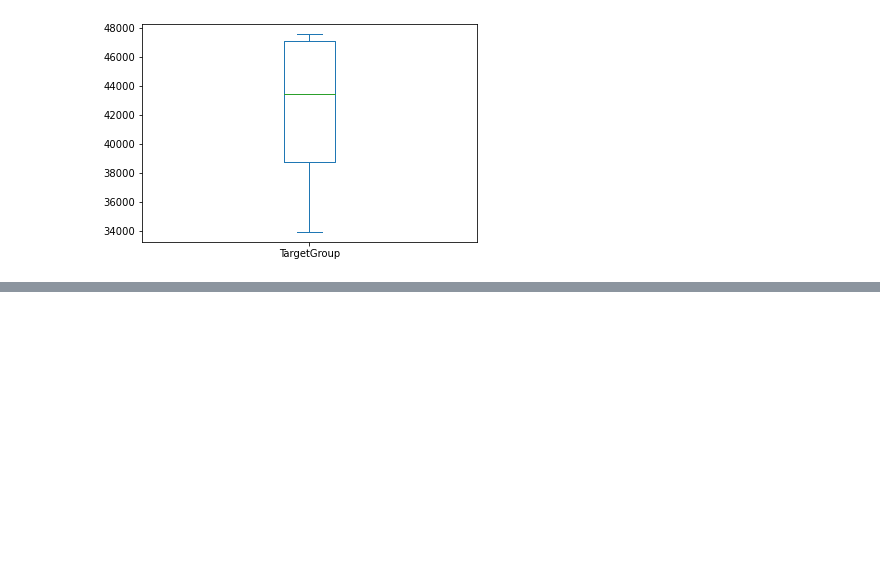
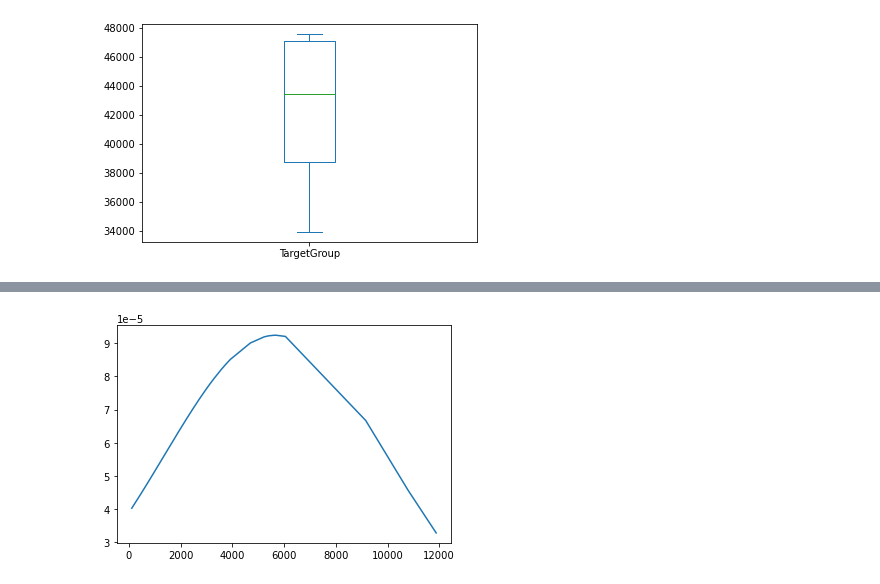
Before and after one commit to rezamosavi8740/Covid-Dataset-Analysis, a Jupyter notebook: Covid.ipynb, the cells around one changed output, grey strips where cells are left out. Cells and saved outputs as stored; diff of their text form; code cells hidden in the pictures; blank space fills up the shorter version.

Commit message:
plot and drop value Region column

```diff
--- a/Covid.ipynb
+++ b/Covid.ipynb
@@ -491,0 +504,4 @@ df.head(15)
+# %%
+data = df['Region'].value_counts()
+data = data.to_frame()
+data
@@ -491,0 +522,8 @@ df.head(15)
+# %%
+mean = statistics.mean(data['Region'])
+sd = statistics.stdev(data['Region'])
+
+plt.plot(data['Region'], norm.pdf(data['Region'], mean, sd))
+plt.show()
+# %% [output]
+[figure, added]
```
Also changed, not shown: parts of 4 cells of this notebook.
